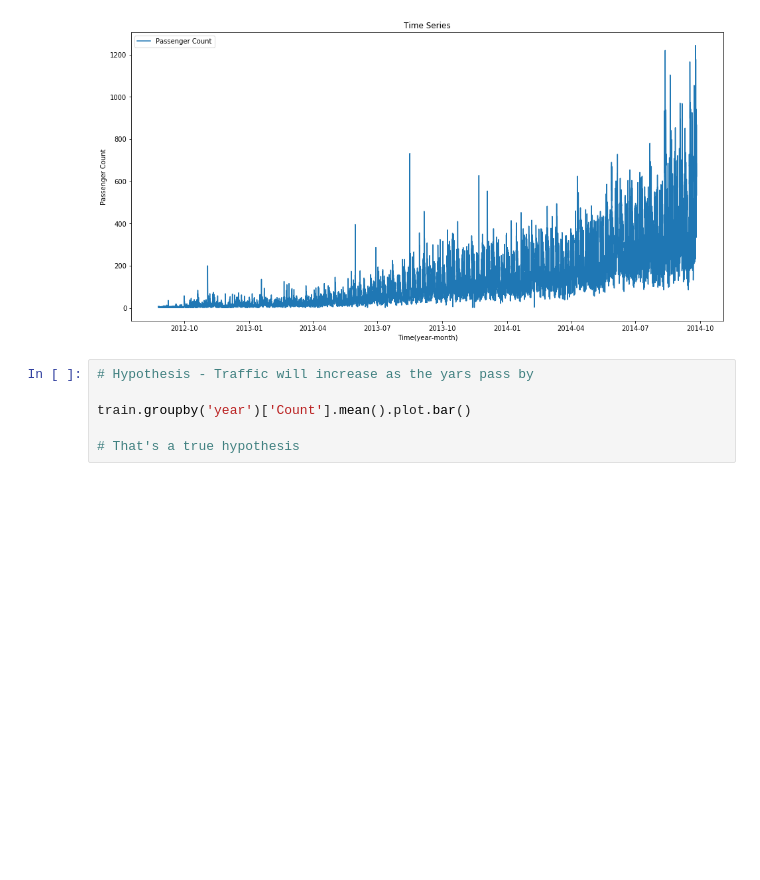
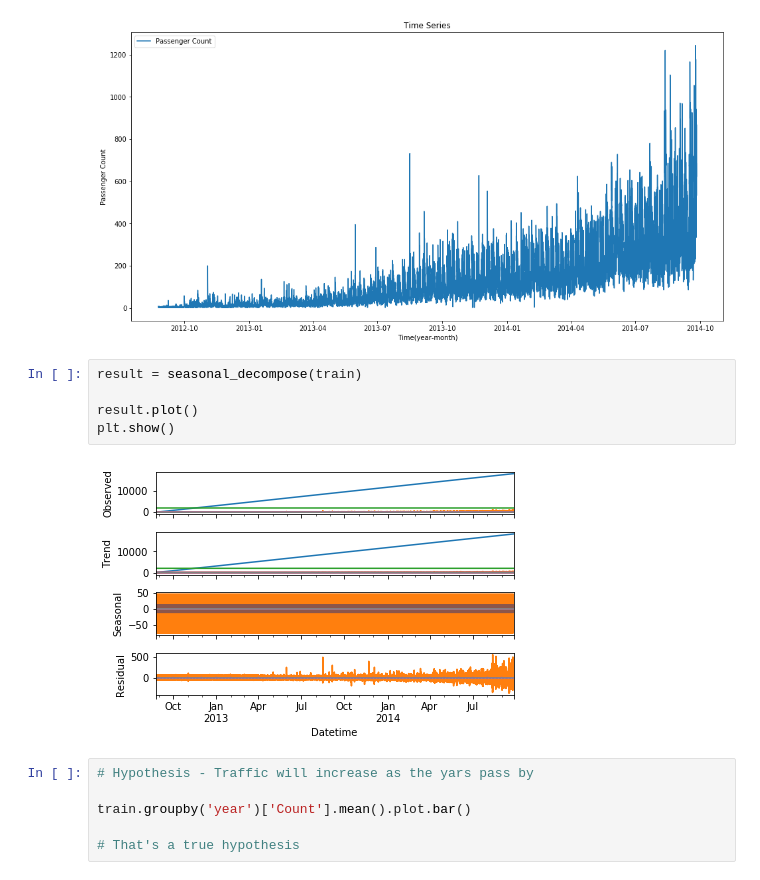
Before and after one commit to anologicon/jat-rail-time-series, a Jupyter notebook: JatRailTimeSeries.ipynb, the cells around one changed output. Saved outputs shown, nothing was run; the diff lists cells and outputs as text; blank space fills up the shorter version.

```diff
--- a/JatRailTimeSeries.ipynb
+++ b/JatRailTimeSeries.ipynb
@@ -53,6 +54,13 @@ plt.legend(loc='best')
 # %% [output]
 <matplotlib.legend.Legend at 0x...>
 [figure]
+# %%
+result = seasonal_decompose(train)
+
+result.plot()
+plt.show()
+# %% [output]
+[figure, added]
 # %%
 # Hypothesis - Traffic will increase as the yars pass by
 
```
Also changed, not shown: parts of 2 cells of this notebook.
